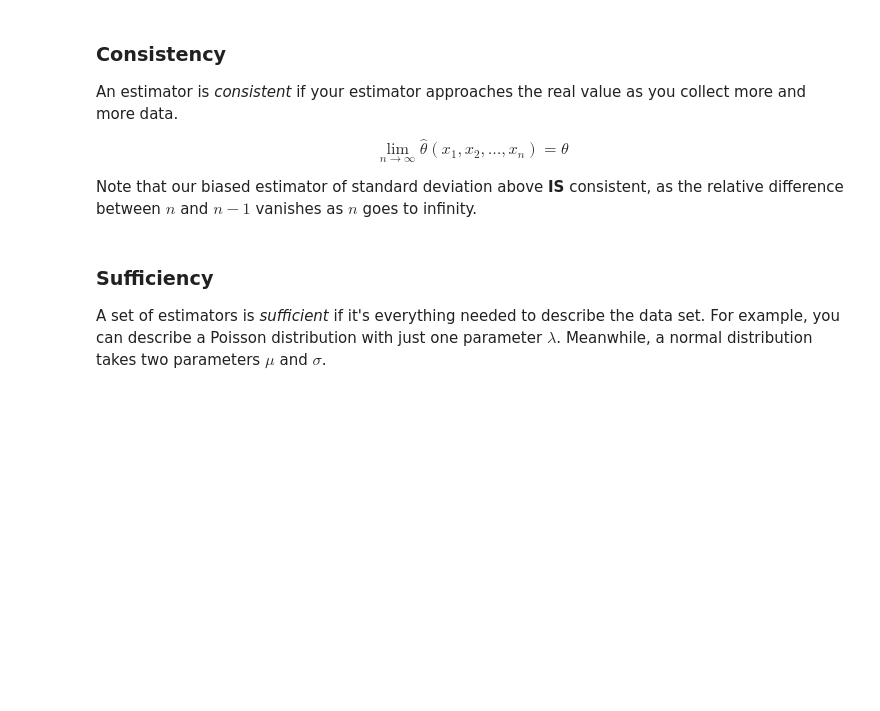
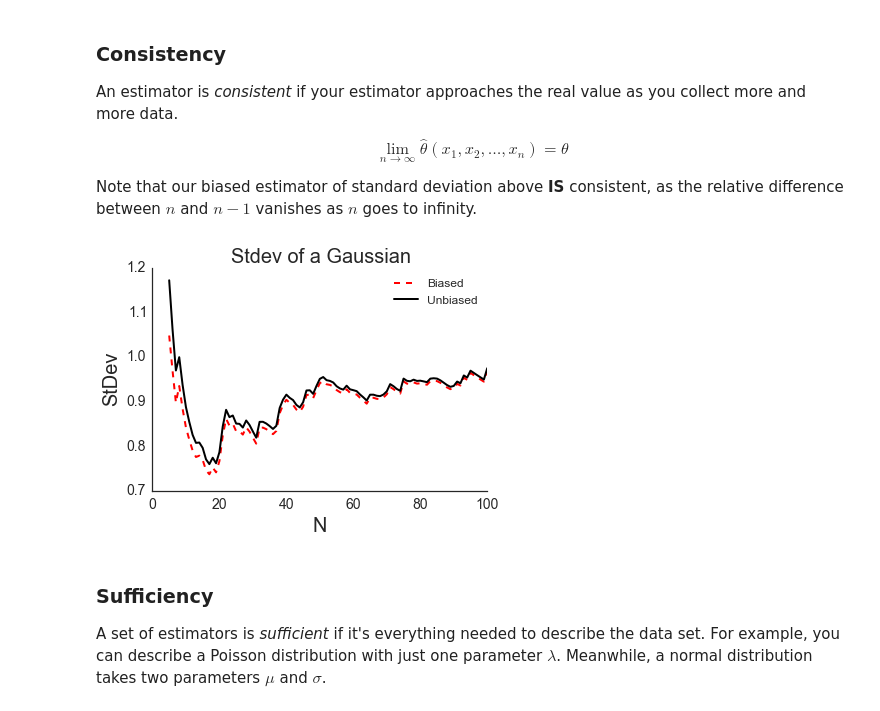
Before and after one commit to anzelpwj/Stats-week, a Jupyter notebook: Point_estimation.ipynb, the cells around one changed output. Cells and saved outputs as stored; diff of their text form; code cells hidden in the pictures; blank space fills up the shorter version.

Commit message:
Added some graphs

```diff
--- a/Point_estimation.ipynb
+++ b/Point_estimation.ipynb
@@ -6,6 +6,14 @@
 (With copious copying of my Caltech Ph129c notes...)
 # %% [markdown]
 When we try and estimate some value about our data, here's some things we want to have. However, there's often a trade-off between them.
+# %%
+from __future__ import print_function, division
+import numpy as np
+import scipy as sp
+import matplotlib.pyplot as plt
+import seaborn as sns
+sns.set_style('white')
+%matplotlib inline
 # %% [markdown]
 ### Bias
 
@@ -39,6 +47,38 @@ An estimator is *consistent* if your estimator approaches the real value as you
 $$\lim_{n \rightarrow \infty} \hat \theta (x_1, x_2, \dots, x_n) = \theta $$
 
 Note that our biased estimator of standard deviation above __IS__ consistent, as the relative difference between $n$ and $n - 1$ vanishes as $n$ goes to infinity.
+# %%
+# Drawing samples from a Gaussian of mean 0, stdev 1
+max_sample = 100
+np.random.seed(100)
+gaussian_sample = sp.stats.norm.rvs(size=max_sample)
+
+bias_var = []
+unbias_var = []
+for N in range(5,max_sample+1):
+    test_sample = gaussian_sample[:N]
+    test_mean = test_sample.mean()
+    bvar = (1/N)*np.sum((test_sample-test_mean)**2)
+    ubvar = (1/(N-1))*np.sum((test_sample-test_mean)**2)
+    bias_var.append(bvar)
+    unbias_var.append(ubvar)
+bias_var = np.array(bias_var)
+unbias_var = np.array(unbias_var)
+bias_std = np.sqrt(bias_var)
+unbias_std = np.sqrt(unbias_var)
+# %%
+plt.plot(np.arange(5,max_sample+1), bias_std,
+         color='r', linestyle='--', linewidth=2, label='Biased')
+plt.plot(np.arange(5,max_sample+1), unbias_std,
+         color='k', linewidth=2, label='Unbiased')
+plt.xlabel('N', fontsize=20)
+plt.ylabel('StDev', fontsize=20)
+plt.legend(fontsize=12)
+plt.tick_params(labelsize=14)
+plt.title('Stdev of a Gaussian', fontsize=20)
+sns.despine()
+# %% [output]
+[figure, added]
 # %% [markdown]
 ### Sufficiency
 
```
Also changed, not shown: parts of 2 cells of this notebook.
